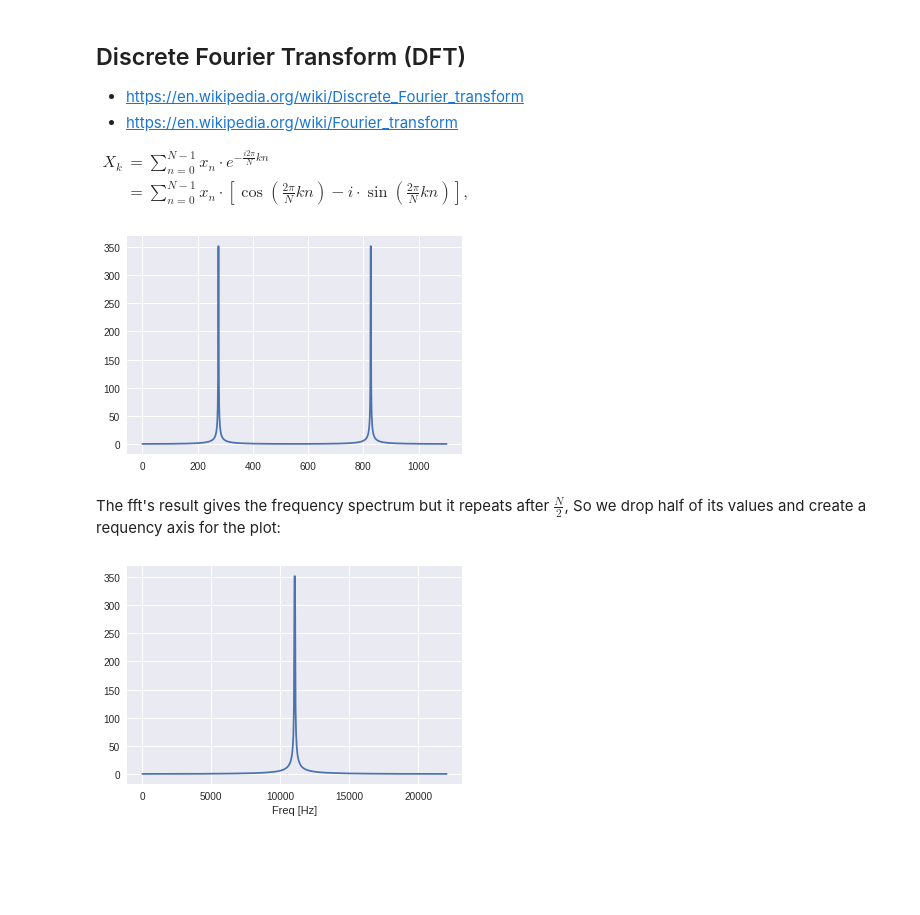
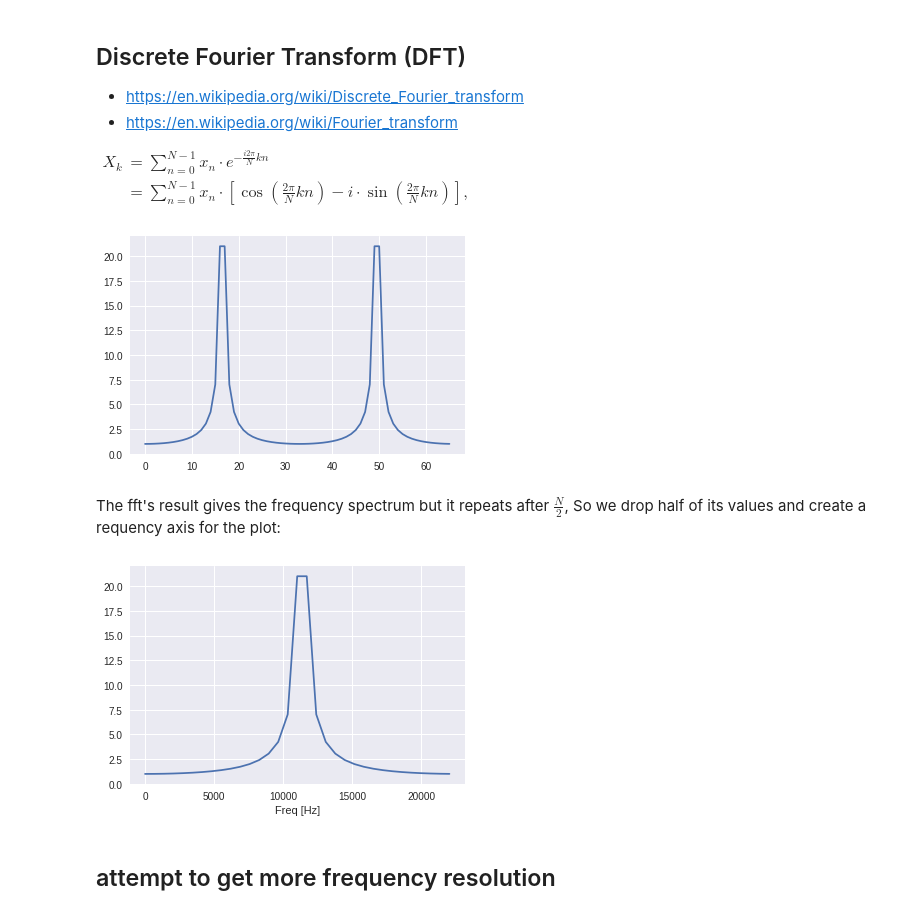
Before and after one commit to hrtlacek/dspCourse, a Jupyter notebook: notebooks/05_Fourier Transform.ipynb, the cells around one changed output. Drawn from its saved outputs; the diff is of its cells as text; code cells hidden in the pictures; blank space fills up the shorter version.

```diff
--- a/notebooks/05_Fourier Transform.ipynb
+++ b/notebooks/05_Fourier Transform.ipynb
@@ -15,7 +15,7 @@ $X_k =
  \sum_{n=0}^{N-1} x_n \cos \left[\frac{\pi}{N} \left(n+\frac{1}{2}\right) k \right] \quad \quad k = 0, \dots, N-1.$
 # %%
 sr = 44100
-T = 0.025
+T = 0.0015
 N = int(T* sr)
 n = arange(N)
 t = n/sr
@@ -63,15 +63,17 @@ dftRes = DFT(testSig)
 plot(abs(dftRes))
 show()
 # %% [output]
-[figure, old version]
+[figure, new version]
 # %% [markdown]
 The fft's result gives the frequency spectrum but it repeats after $\frac{N}{2}$,
 So we drop half of its values and create a requency axis for the plot:
 # %%
-absHalfDFT = abs(fftRes[0:int(N/2)])
+absHalfDFT = abs(dftRes[0:int(N/2)])
 freqAxis = linspace(0, sr/2, int(N/2))
 plot(freqAxis, absHalfDFT)
 xlabel('Freq [Hz]')
 show()
 # %% [output]
-[figure, old version]
+[figure, new version]
+# %% [markdown]
+## attempt to get more frequency resolution
```
Also changed, not shown: parts of 7 cells of this notebook, 2 other files.
